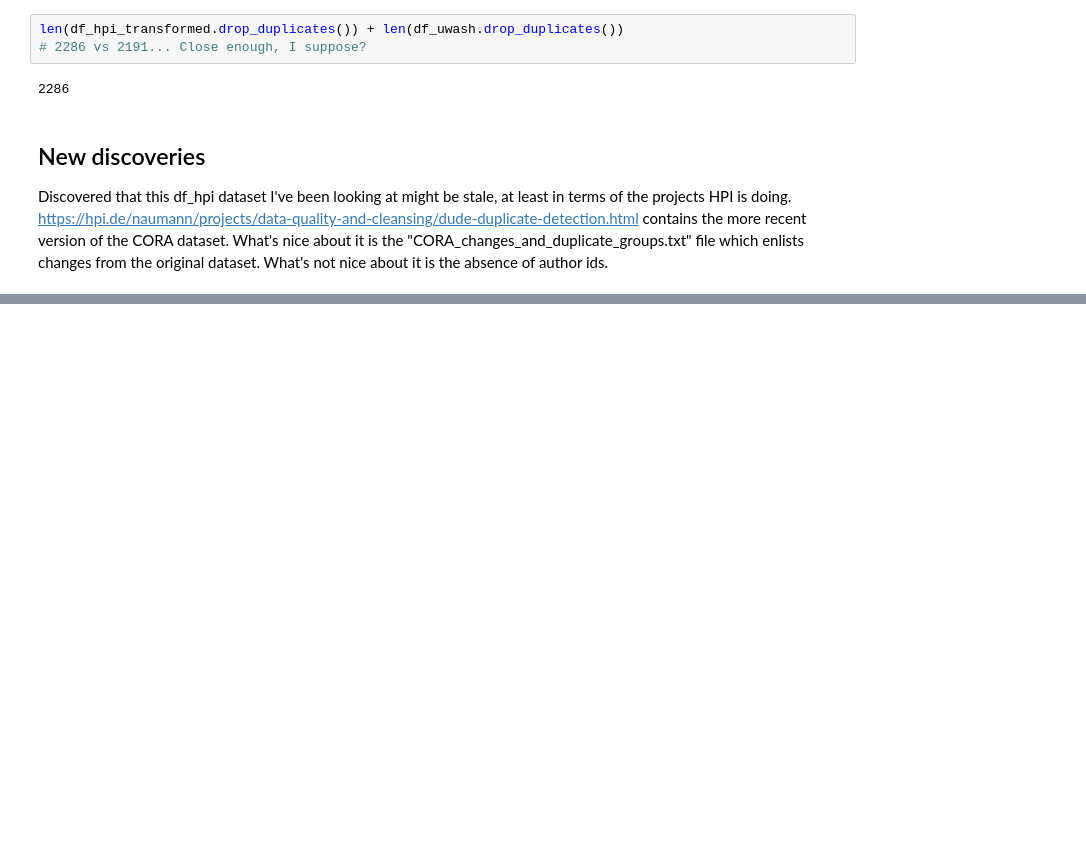
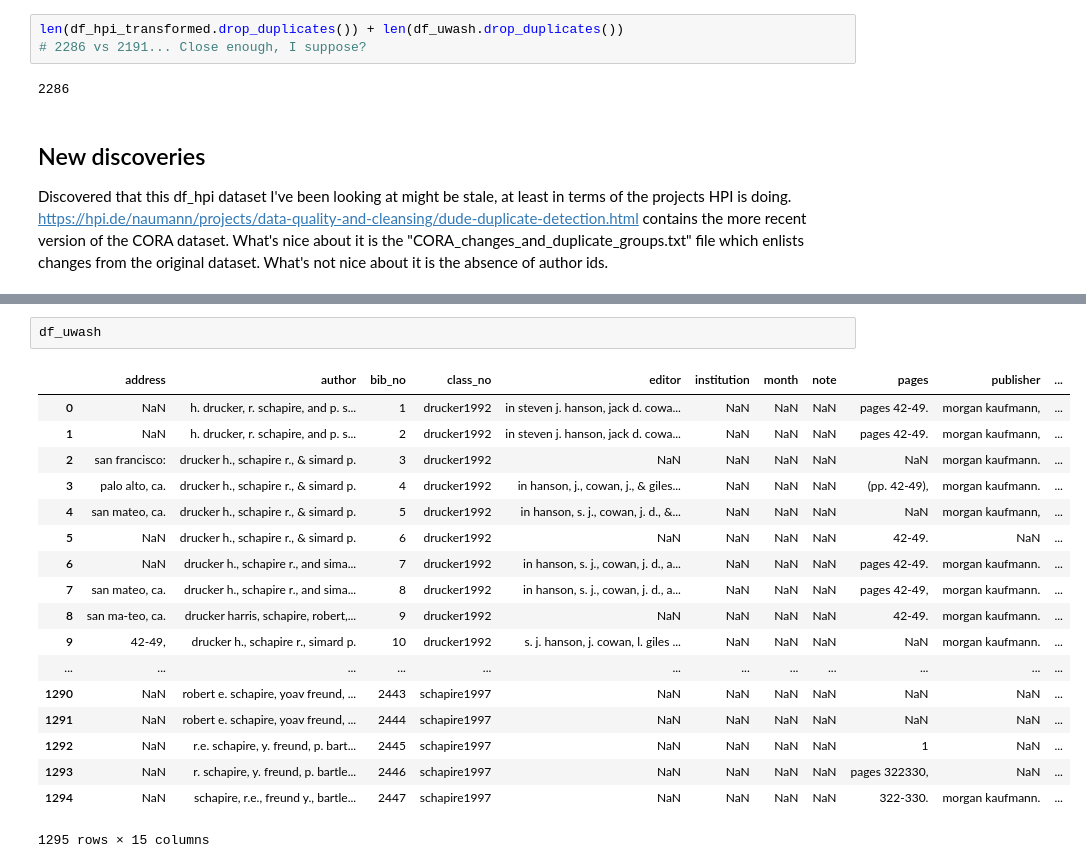
Before and after one commit to nkini/scaling-psl-for-ER, a Jupyter notebook: Comparisons of versions of the CORA dataset.ipynb, the cells around one changed output, grey strips where cells are left out. Cells and saved outputs as stored; diff of their text form; blank space fills up the shorter version.

```diff
--- a/Comparisons of versions of the CORA dataset.ipynb
+++ b/Comparisons of versions of the CORA dataset.ipynb
@@ -445,0 +467,21 @@ Discovered that this df_hpi dataset I've been looking at might be stale, at leas
+# %%
+df_uwash
+# %% [output]
+|  | address | author | bib_no | class_no | editor | institution | month | note | pages | publisher | ... |
+| 0 | NaN | h. drucker, r. schapire, and p. s... | 1 | drucker1992 | in steven j. hanson, jack d. cowa... | NaN | NaN | NaN | pages 42-49. | morgan kaufmann, | ... |
+| 1 | NaN | h. drucker, r. schapire, and p. s... | 2 | drucker1992 | in steven j. hanson, jack d. cowa... | NaN | NaN | NaN | pages 42-49. | morgan kaufmann, | ... |
+| 2 | san francisco: | drucker h., schapire r., & simard p. | 3 | drucker1992 | NaN | NaN | NaN | NaN | NaN | morgan kaufmann. | ... |
+| 3 | palo alto, ca. | drucker h., schapire r., & simard p. | 4 | drucker1992 | in hanson, j., cowan, j., & giles... | NaN | NaN | NaN | (pp. 42-49), | morgan kaufmann. | ... |
+| 4 | san mateo, ca. | drucker h., schapire r., & simard p. | 5 | drucker1992 | in hanson, s. j., cowan, j. d., &... | NaN | NaN | NaN | NaN | morgan kaufmann, | ... |
+| 5 | NaN | drucker h., schapire r., & simard p. | 6 | drucker1992 | NaN | NaN | NaN | NaN | 42-49. | NaN | ... |
+| 6 | NaN | drucker h., schapire r., and sima... | 7 | drucker1992 | in hanson, s. j., cowan, j. d., a... | NaN | NaN | NaN | pages 42-49. | morgan kaufmann. | ... |
+| 7 | san mateo, ca. | drucker h., schapire r., and sima... | 8 | drucker1992 | in hanson, s. j., cowan, j. d., a... | NaN | NaN | NaN | pages 42-49, | morgan kaufmann. | ... |
+| 8 | san ma-teo, ca. | drucker harris, schapire, robert,... | 9 | drucker1992 | NaN | NaN | NaN | NaN | 42-49. | morgan kaufmann. | ... |
+| 9 | 42-49, | drucker h., schapire r., simard p. | 10 | drucker1992 | s. j. hanson, j. cowan, l. giles ... | NaN | NaN | NaN | NaN | morgan kaufmann. | ... |
+| ... | ... | ... | ... | ... | ... | ... | ... | ... | ... | ... | ... |
+| 1290 | NaN | robert e. schapire, yoav freund, ... | 2443 | schapire1997 | NaN | NaN | NaN | NaN | NaN | NaN | ... |
+| 1291 | NaN | robert e. schapire, yoav freund, ... | 2444 | schapire1997 | NaN | NaN | NaN | NaN | NaN | NaN | ... |
+| 1292 | NaN | r.e. schapire, y. freund, p. bart... | 2445 | schapire1997 | NaN | NaN | NaN | NaN | 1 | NaN | ... |
+| 1293 | NaN | r. schapire, y. freund, p. bartle... | 2446 | schapire1997 | NaN | NaN | NaN | NaN | pages 322330, | NaN | ... |
+| 1294 | NaN | schapire, r.e., freund y., bartle... | 2447 | schapire1997 | NaN | NaN | NaN | NaN | 322-330. | morgan kaufmann. | ... |
+1295 rows × 15 columns
```
Also changed, not shown: parts of 9 cells of this notebook, 2 other files.
